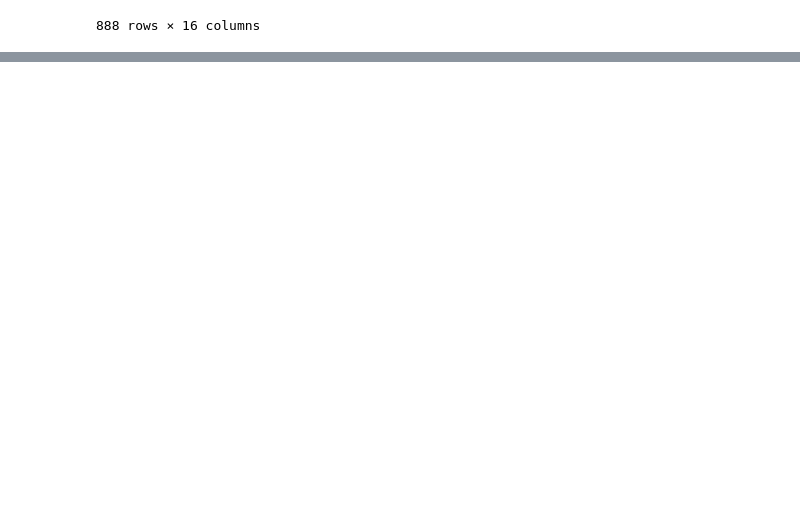
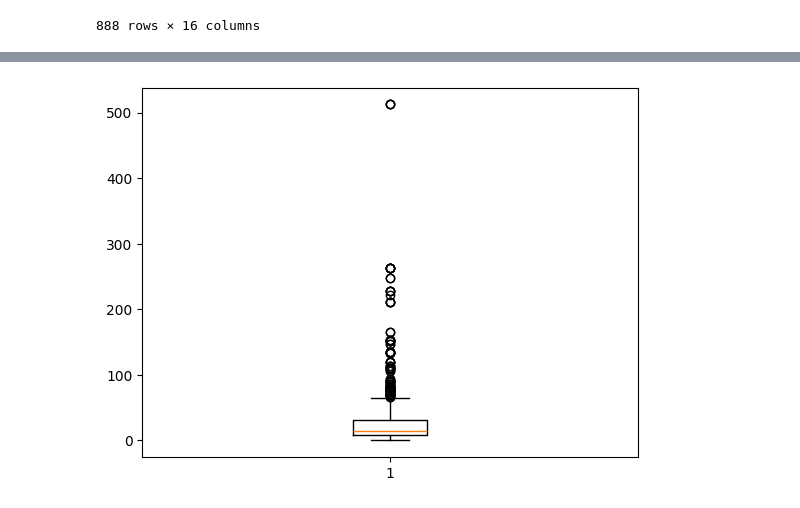
Before and after one commit to yunusov02/data_analysis, a Jupyter notebook: titanic/titanic.ipynb, the cells around one changed output, grey strips where cells are left out. Saved outputs shown, nothing was run; the diff lists cells and outputs as text; code cells hidden in the pictures; blank space fills up the shorter version.

```diff
--- a/titanic/titanic.ipynb
+++ b/titanic/titanic.ipynb
@@ -642,0 +801,5 @@ df.groupby(['Pclass', 'Sex'])['Fare'].mean().unstack()
+# %%
+plt.boxplot(df['Fare'], vert=True)
+plt.show()
+# %% [output]
+[figure, added]
```
Also changed, not shown: parts of 29 cells of this notebook, 1 other file.
